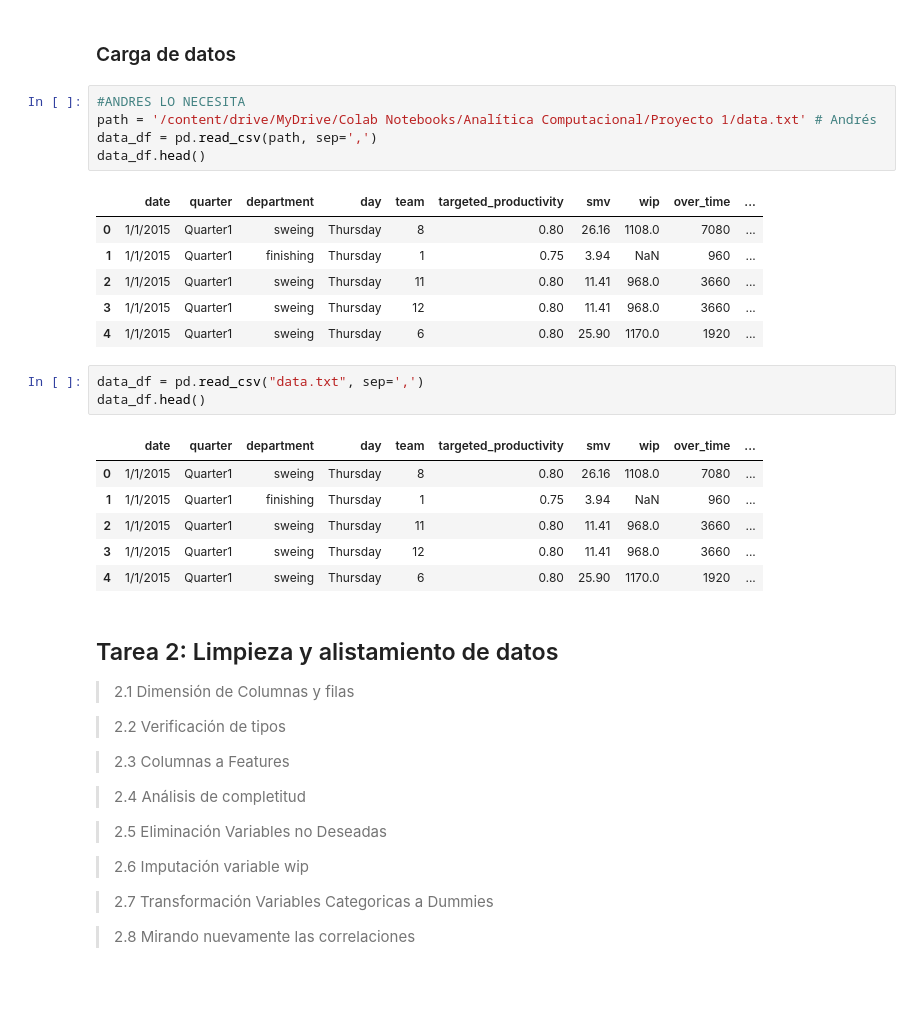
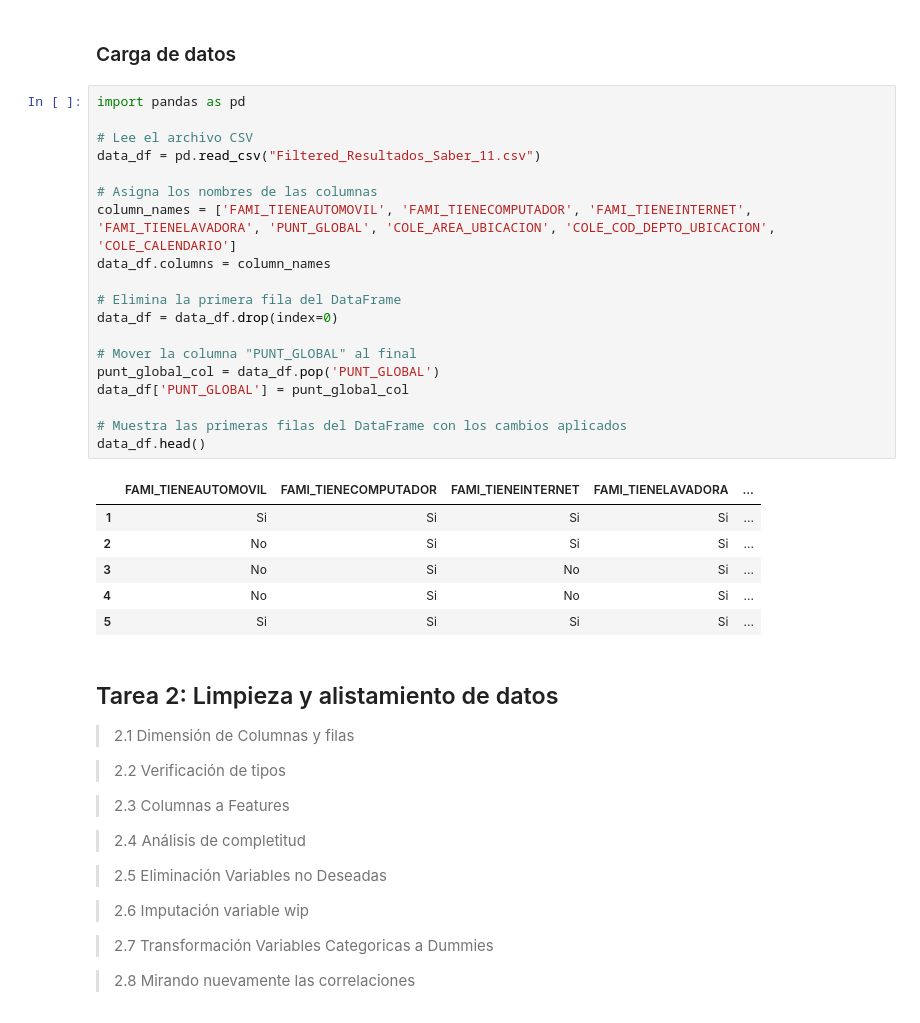
Before and after one commit to vcalderonmol/Proyecto3, a Jupyter notebook: Tarea 2.ipynb, the cells around one changed output. Cells and saved outputs as stored; diff of their text form; blank space fills up the shorter version.

```diff
--- a/Tarea 2.ipynb
+++ b/Tarea 2.ipynb
@@ -37,28 +22,32 @@ pd.set_option("display.max_columns", None)
 pd.set_option("display.max_rows", 50)
 # %% [markdown]
 ### Carga de datos
-# %%
-#ANDRES LO NECESITA
-path = '/content/drive/MyDrive/Colab Notebooks/Analítica Computacional/Proyecto 1/data.txt' # Andrés
-data_df = pd.read_csv(path, sep=',')
-data_df.head()
-# %% [output]
-|  | date | quarter | department | day | team | targeted_productivity | smv | wip | over_time | ... |
-| 0 | 1/1/2015 | Quarter1 | sweing | Thursday | 8 | 0.80 | 26.16 | 1108.0 | 7080 | ... |
-| 1 | 1/1/2015 | Quarter1 | finishing | Thursday | 1 | 0.75 | 3.94 | NaN | 960 | ... |
-| 2 | 1/1/2015 | Quarter1 | sweing | Thursday | 11 | 0.80 | 11.41 | 968.0 | 3660 | ... |
-| 3 | 1/1/2015 | Quarter1 | sweing | Thursday | 12 | 0.80 | 11.41 | 968.0 | 3660 | ... |
-| 4 | 1/1/2015 | Quarter1 | sweing | Thursday | 6 | 0.80 | 25.90 | 1170.0 | 1920 | ... |
-# %%
-data_df = pd.read_csv("data.txt", sep=',')
-data_df.head()
-# %% [output]
-|  | date | quarter | department | day | team | targeted_productivity | smv | wip | over_time | ... |
-| 0 | 1/1/2015 | Quarter1 | sweing | Thursday | 8 | 0.80 | 26.16 | 1108.0 | 7080 | ... |
-| 1 | 1/1/2015 | Quarter1 | finishing | Thursday | 1 | 0.75 | 3.94 | NaN | 960 | ... |
-| 2 | 1/1/2015 | Quarter1 | sweing | Thursday | 11 | 0.80 | 11.41 | 968.0 | 3660 | ... |
-| 3 | 1/1/2015 | Quarter1 | sweing | Thursday | 12 | 0.80 | 11.41 | 968.0 | 3660 | ... |
-| 4 | 1/1/2015 | Quarter1 | sweing | Thursday | 6 | 0.80 | 25.90 | 1170.0 | 1920 | ... |
+# %%
+import pandas as pd
+
+# Lee el archivo CSV
+data_df = pd.read_csv("Filtered_Resultados_Saber_11.csv")
+
+# Asigna los nombres de las columnas
+column_names = ['FAMI_TIENEAUTOMOVIL', 'FAMI_TIENECOMPUTADOR', 'FAMI_TIENEINTERNET', 'FAMI_TIENELAVADORA', 'PUNT_GLOBAL', 'COLE_AREA_UBICACION', 'COLE_COD_DEPTO_UBICACION', 'COLE_CALENDARIO']
+data_df.columns = column_names
+
+# Elimina la primera fila del DataFrame
+data_df = data_df.drop(index=0)
+
+# Mover la columna "PUNT_GLOBAL" al final
+punt_global_col = data_df.pop('PUNT_GLOBAL')
+data_df['PUNT_GLOBAL'] = punt_global_col
+
+# Muestra las primeras filas del DataFrame con los cambios aplicados
+data_df.head()
+# %% [output]
+|  | FAMI_TIENEAUTOMOVIL | FAMI_TIENECOMPUTADOR | FAMI_TIENEINTERNET | FAMI_TIENELAVADORA | ... |
+| 1 | Si | Si | Si | Si | ... |
+| 2 | No | Si | Si | Si | ... |
+| 3 | No | Si | No | Si | ... |
+| 4 | No | Si | No | Si | ... |
+| 5 | Si | Si | Si | Si | ... |
 # %% [markdown]
 ## Tarea 2: Limpieza y alistamiento de datos
 
```
Also changed, not shown: parts of 12 cells of this notebook, 1 other file.
